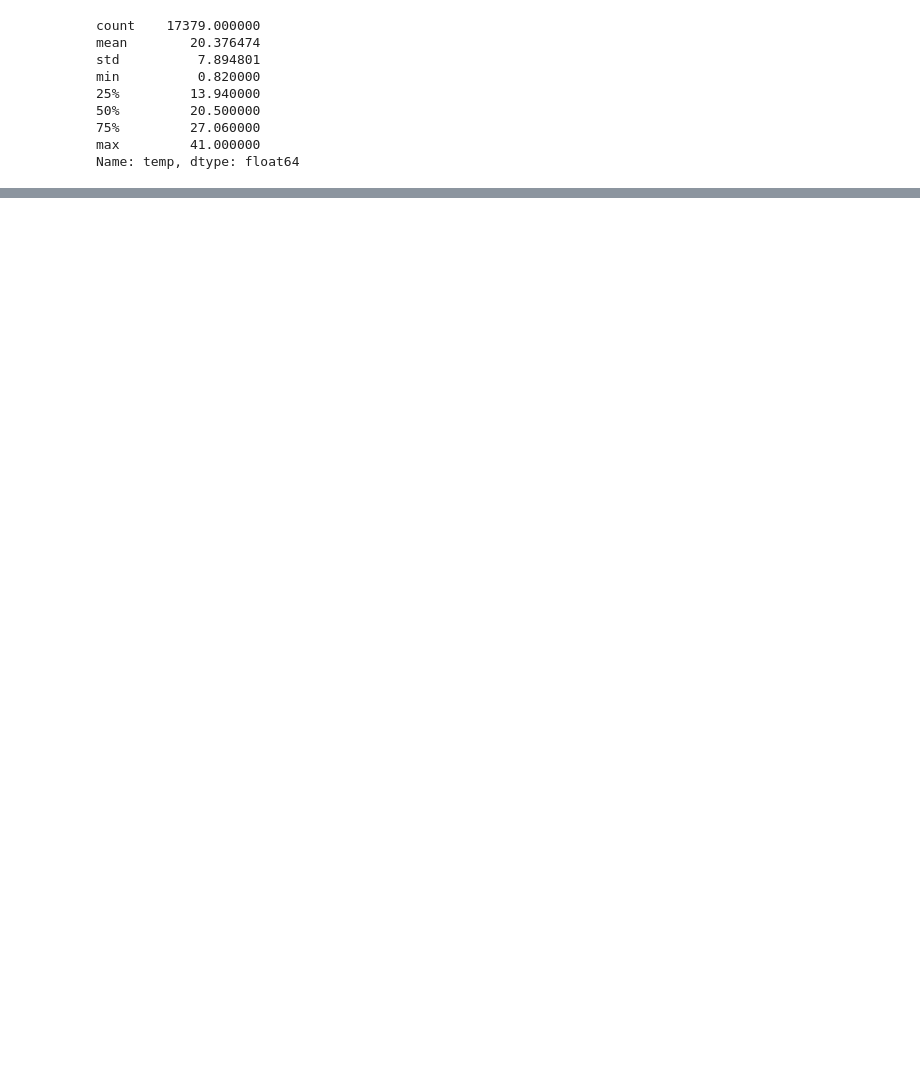
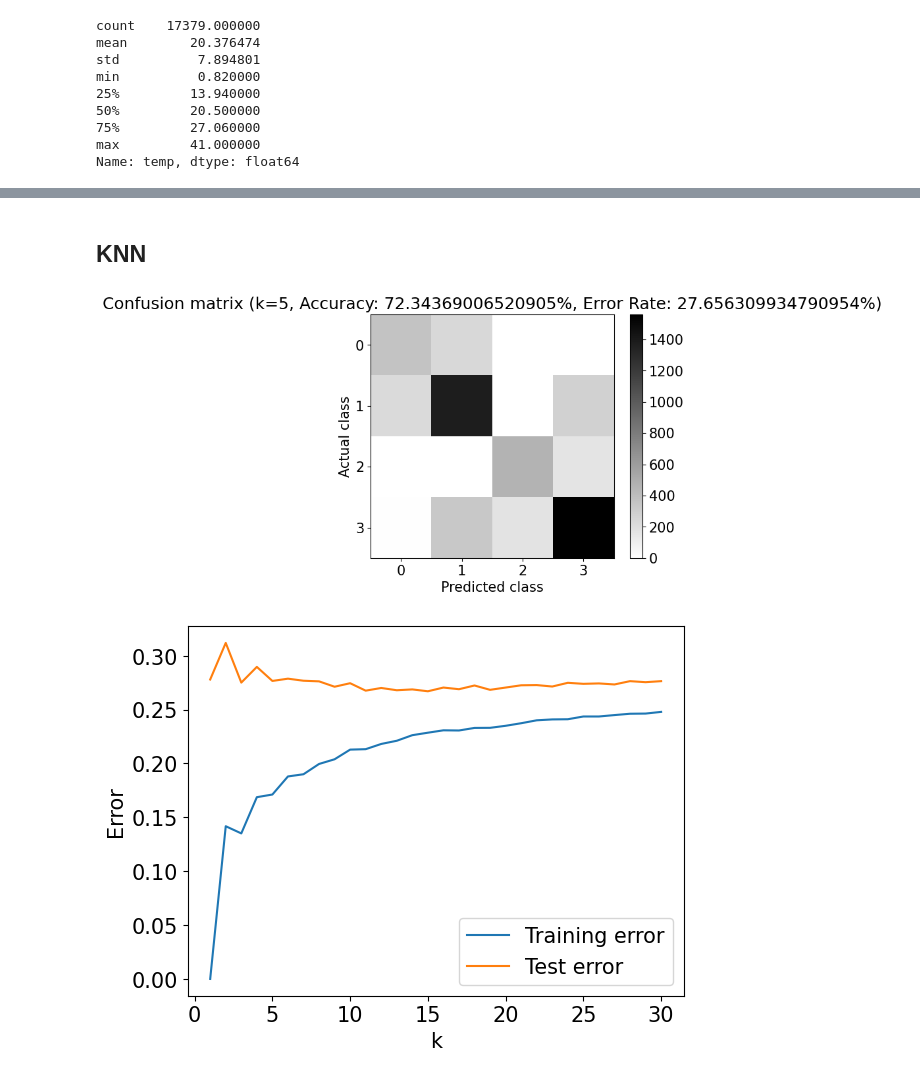
Before and after one commit to NicoloResmini/dtu-02450-projects, a Jupyter notebook: project_2/classification_nicolo.ipynb, the cells around one changed output, grey strips where cells are left out. Drawn from its saved outputs; the diff is of its cells as text; code cells hidden in the pictures; blank space fills up the shorter version.

```diff
--- a/project_2/classification_nicolo.ipynb
+++ b/project_2/classification_nicolo.ipynb
@@ -167,0 +177,73 @@ Minimum test error: 49.26 % at 1e1.66
+# %% [markdown]
+## KNN
+# %%
+from sklearn.model_selection import GridSearchCV # CHECK WITH T.A: is this allowed?
+import seaborn as sns # CHECK WITH T.A: is this allowed?
+
+# K-nearest neighbors
+
+# Distance metric (corresponds to 2nd norm, euclidean distance).
+# You can set dist=1 to obtain manhattan distance (cityblock distance).
+dist=2
+metric = 'minkowski'
+metric_params = {} # no parameters needed for minkowski
+
+# You can set the metric argument to 'cosine' to determine the cosine distance
+#metric = 'cosine'
+#metric_params = {} # no parameters needed for cosine
+
+# To use a mahalonobis distance, we need to input the covariance matrix, too:
+#metric='mahalanobis'
+#metric_params={'V': cov(X_train, rowvar=False)}
+
+# Range of k values to try
+k_values = range(1, 31)
+
+# Choose a specific k value for which to display the confusion matrix
+k_display = 5
+
+train_errors = []
+test_errors = []
+
+for K in k_values:
+    knclassifier = KNeighborsClassifier(n_neighbors=K, p=dist,
+                                        metric=metric,
+                                        metric_params=metric_params)
+    knclassifier.fit(X_train, y_train)
+
+    # Compute training error
+    y_train_est = knclassifier.predict(X_train)
+    train_error = np.mean(y_train_est != y_train)
+    train_errors.append(train_error)
+
+    # Compute test error
+    y_est = knclassifier.predict(X_test)
+    test_error = np.mean(y_est != y_test)
+    test_errors.append(test_error)
+
+    # Compute and plot confusion matrix for the chosen k value
+    if K == k_display:
+        cm = confusion_matrix(y_test, y_est)
+        accuracy = 100*cm.diagonal().sum()/cm.sum()
+        error_rate = 100-accuracy
+
+        plt.figure()
+        plt.imshow(cm, cmap='binary', interpolation='None')
+        plt.colorbar()
+        plt.xticks(range(C))
+        plt.yticks(range(C))
+        plt.xlabel('Predicted class')
+        plt.ylabel('Actual class')
+        plt.title('Confusion matrix (k={0}, Accuracy: {1}%, Error Rate: {2}%)'.format(K, accuracy, error_rate))
+
+# Plot training and test error as a function of k
+plt.figure()
+plt.plot(k_values, train_errors, label='Training error')
+plt.plot(k_values, test_errors, label='Test error')
+plt.legend()
+plt.xlabel('k')
+plt.ylabel('Error')
+plt.show()
+# %% [output]
+[figure, added]
+[figure, added]
```
Also changed, not shown: parts of 6 cells of this notebook, 1 other file.
